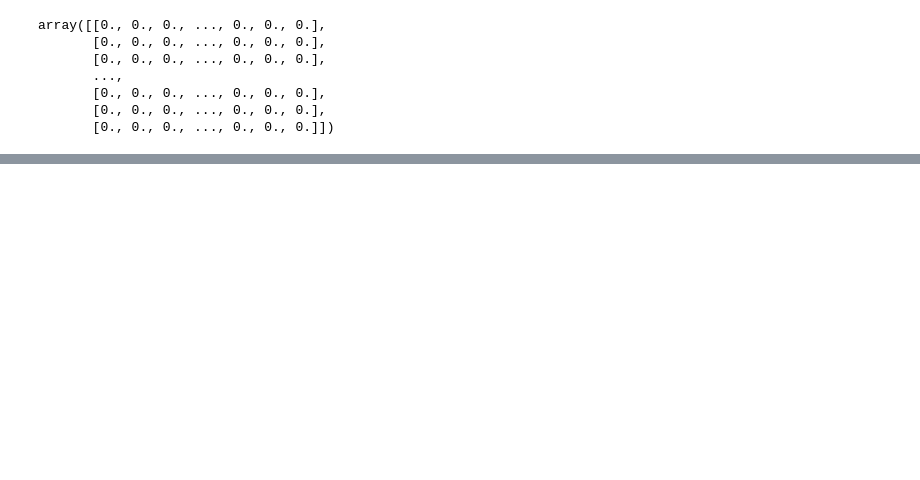
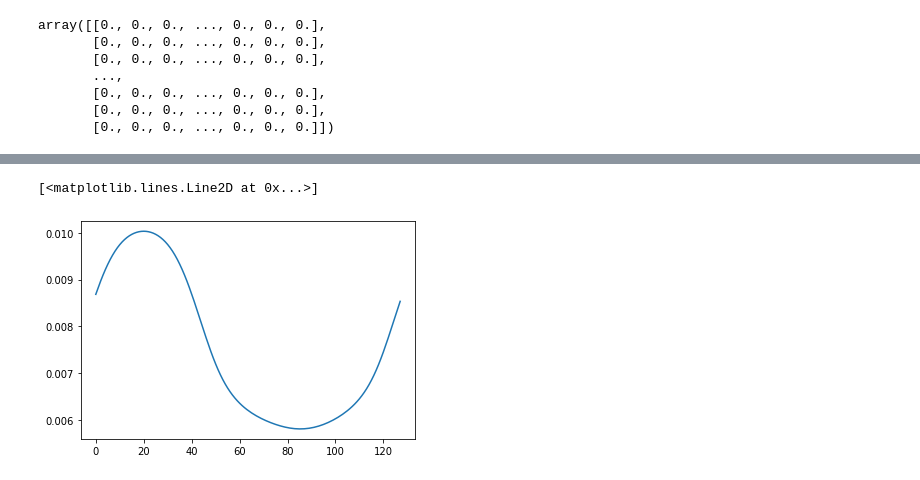
Before and after one commit to berlemontkevin/categorical_MMN, a Jupyter notebook: notebooks/test_files/test_stimulus.ipynb, the cells around one changed output, grey strips where cells are left out. Cells and saved outputs as stored; diff of their text form; code cells hidden in the pictures; blank space fills up the shorter version.

```diff
--- a/notebooks/test_files/test_stimulus.ipynb
+++ b/notebooks/test_files/test_stimulus.ipynb
@@ -95,0 +105,5 @@ plt.plot(my_network.save_ndf_layer[88,:])
+# %%
+plt.plot(my_network.W_integrator_to_ndf[20,:])
+# %% [output]
+[<matplotlib.lines.Line2D at 0x...>]
+[figure, added]
```
Also changed, not shown: parts of 10 cells of this notebook, 3 other files.
